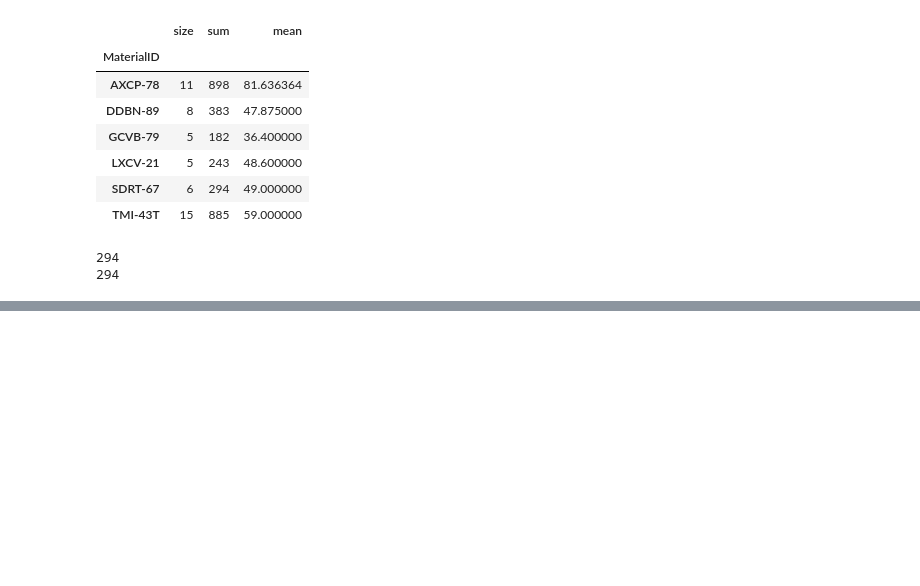
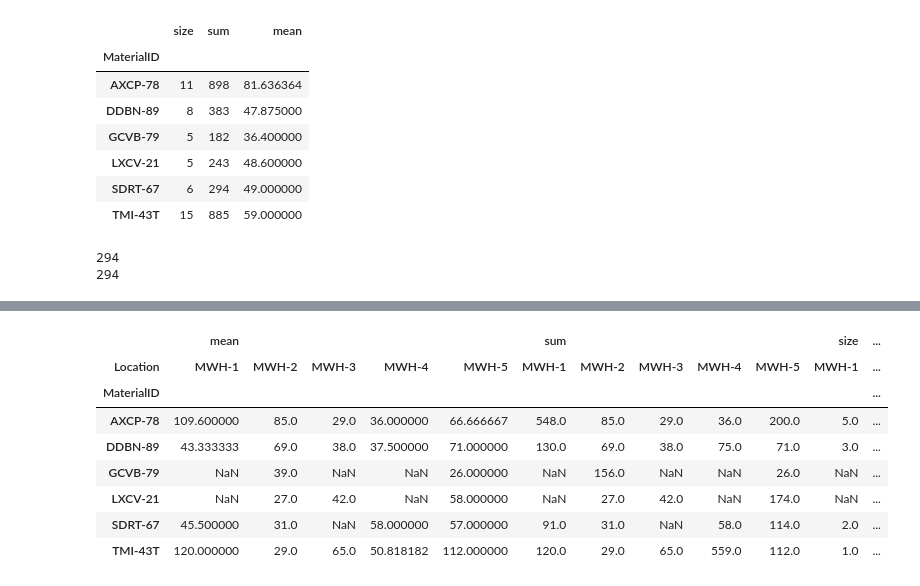
Before and after one commit to SujalGodse/Advance-Analytics-using-Statistics, a Jupyter notebook: Advance_Analytics_using_Statistics_Day5.ipynb, the cells around one changed output, grey strips where cells are left out. Drawn from its saved outputs; the diff is of its cells as text; code cells hidden in the pictures; blank space fills up the shorter version.

```diff
--- a/Advance_Analytics_using_Statistics_Day5.ipynb
+++ b/Advance_Analytics_using_Statistics_Day5.ipynb
@@ -154,0 +341,13 @@ print(d2.iloc[4,1])
+# %%
+df1 = df.pivot_table(values='Quantity',index='MaterialID',columns='Location',aggfunc=['mean','sum','size'])
+df1
+# %% [output]
+|  | mean |  |  |  |  | sum |  |  |  |  | size | ... |
+| Location | MWH-1 | MWH-2 | MWH-3 | MWH-4 | MWH-5 | MWH-1 | MWH-2 | MWH-3 | MWH-4 | MWH-5 | MWH-1 | ... |
+| MaterialID |  |  |  |  |  |  |  |  |  |  |  | ... |
+| AXCP-78 | 109.600000 | 85.0 | 29.0 | 36.000000 | 66.666667 | 548.0 | 85.0 | 29.0 | 36.0 | 200.0 | 5.0 | ... |
+| DDBN-89 | 43.333333 | 69.0 | 38.0 | 37.500000 | 71.000000 | 130.0 | 69.0 | 38.0 | 75.0 | 71.0 | 3.0 | ... |
+| GCVB-79 | NaN | 39.0 | NaN | NaN | 26.000000 | NaN | 156.0 | NaN | NaN | 26.0 | NaN | ... |
+| LXCV-21 | NaN | 27.0 | 42.0 | NaN | 58.000000 | NaN | 27.0 | 42.0 | NaN | 174.0 | NaN | ... |
+| SDRT-67 | 45.500000 | 31.0 | NaN | 58.000000 | 57.000000 | 91.0 | 31.0 | NaN | 58.0 | 114.0 | 2.0 | ... |
+| TMI-43T | 120.000000 | 29.0 | 65.0 | 50.818182 | 112.000000 | 120.0 | 29.0 | 65.0 | 559.0 | 112.0 | 1.0 | ... |
```
Also changed, not shown: parts of 20 cells of this notebook.
